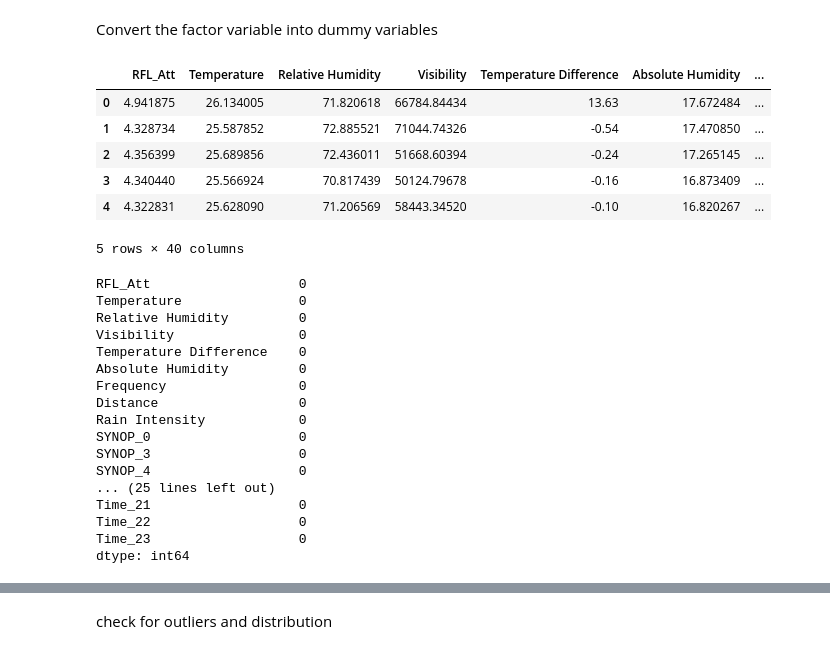
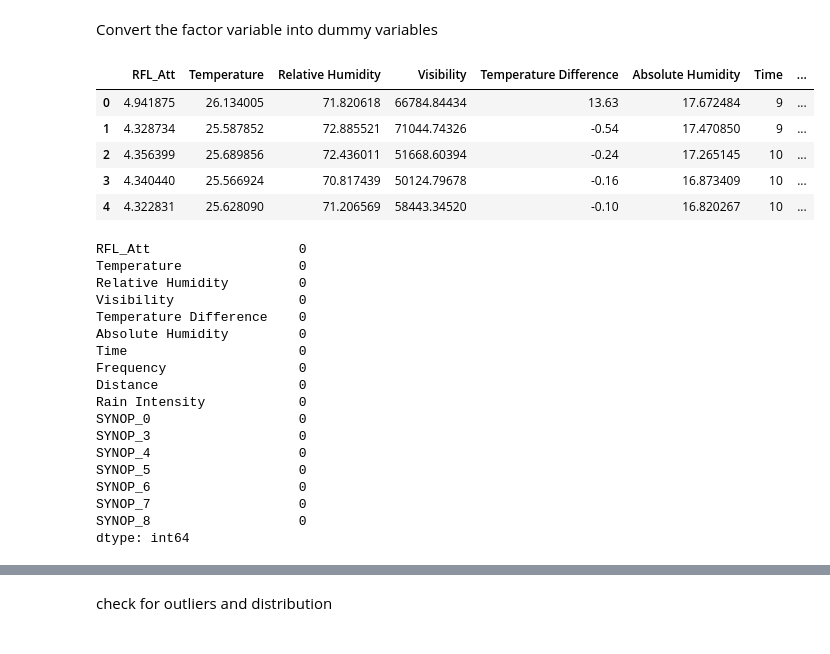
Before and after one commit to FrankAdl/RF-FSO-Project, a Jupyter notebook: project_RFL.ipynb, the cells around one changed output, grey strips where cells are left out. Saved outputs shown, nothing was run; the diff lists cells and outputs as text; code cells hidden in the pictures.

```diff
--- a/project_RFL.ipynb
+++ b/project_RFL.ipynb
@@ -40,20 +40,15 @@ Convert the factor variable into dummy variables
 # %%
 synop_onehot = pd.get_dummies(df["SYNOP Code"], prefix = "SYNOP")
 df = pd.concat([df, synop_onehot], axis=1)
 df = df.drop("SYNOP Code", axis=1)
-
-time_onehot = pd.get_dummies(df["Time"], prefix = "Time")
-df = pd.concat([df, time_onehot], axis=1)
-df = df.drop("Time", axis = 1)
 df.head()
 # %% [output]
-|  | RFL_Att | Temperature | Relative Humidity | Visibility | Temperature Difference | Absolute Humidity | ... |
-| 0 | 4.941875 | 26.134005 | 71.820618 | 66784.84434 | 13.63 | 17.672484 | ... |
-| 1 | 4.328734 | 25.587852 | 72.885521 | 71044.74326 | -0.54 | 17.470850 | ... |
-| 2 | 4.356399 | 25.689856 | 72.436011 | 51668.60394 | -0.24 | 17.265145 | ... |
-| 3 | 4.340440 | 25.566924 | 70.817439 | 50124.79678 | -0.16 | 16.873409 | ... |
-| 4 | 4.322831 | 25.628090 | 71.206569 | 58443.34520 | -0.10 | 16.820267 | ... |
+|  | RFL_Att | Temperature | Relative Humidity | Visibility | Temperature Difference | Absolute Humidity | Time | ... |
+| 0 | 4.941875 | 26.134005 | 71.820618 | 66784.84434 | 13.63 | 17.672484 | 9 | ... |
+| 1 | 4.328734 | 25.587852 | 72.885521 | 71044.74326 | -0.54 | 17.470850 | 9 | ... |
+| 2 | 4.356399 | 25.689856 | 72.436011 | 51668.60394 | -0.24 | 17.265145 | 10 | ... |
+| 3 | 4.340440 | 25.566924 | 70.817439 | 50124.79678 | -0.16 | 16.873409 | 10 | ... |
+| 4 | 4.322831 | 25.628090 | 71.206569 | 58443.34520 | -0.10 | 16.820267 | 10 | ... |
-5 rows × 40 columns
 # %%
 df.isna().sum()
 # %% [output]
@@ -63,16 +58,17 @@ Relative Humidity         0
 Visibility                0
 Temperature Difference    0
 Absolute Humidity         0
+Time                      0
 Frequency                 0
 Distance                  0
 Rain Intensity            0
 SYNOP_0                   0
 SYNOP_3                   0
 SYNOP_4                   0
-... (25 lines left out)
-Time_21                   0
-Time_22                   0
-Time_23                   0
+SYNOP_5                   0
+SYNOP_6                   0
+SYNOP_7                   0
+SYNOP_8                   0
 dtype: int64
 # %%
 df.describe()
```
Also changed, not shown: parts of 21 cells of this notebook, 1 other file.
